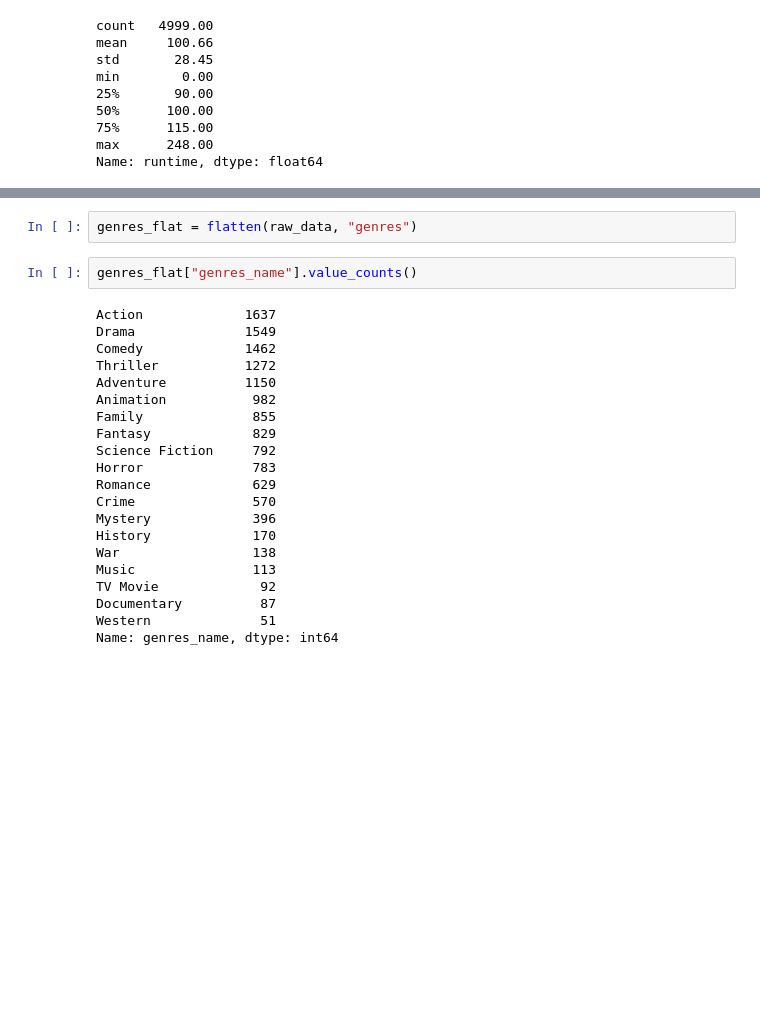
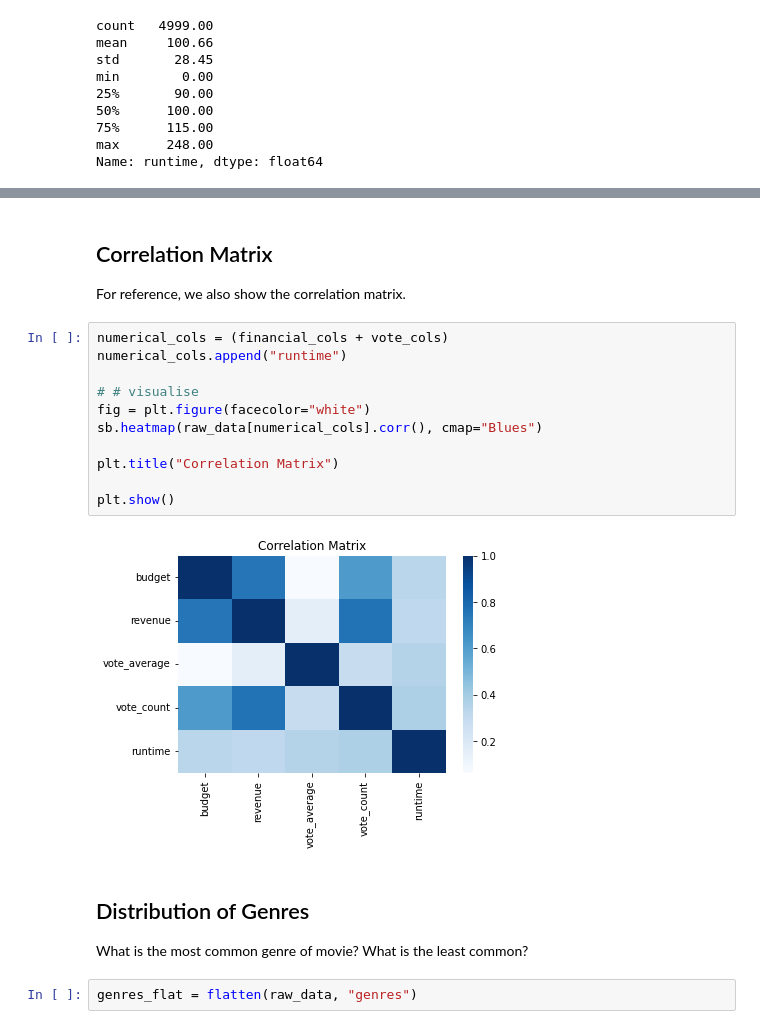
Before and after one commit to vibrantlychee/big-movie-data, a Jupyter notebook: exploratory.ipynb, the cells around one changed output, grey strips where cells are left out. Cells and saved outputs as stored; diff of their text form; blank space fills up the shorter version.

```diff
--- a/exploratory.ipynb
+++ b/exploratory.ipynb
@@ -92,25 +143,21 @@ Name: runtime, dtype: float64
+# %% [markdown]
+## Correlation Matrix
+For reference, we also show the correlation matrix.
+# %%
+numerical_cols = (financial_cols + vote_cols)
+numerical_cols.append("runtime")
+
+# # visualise
+fig = plt.figure(facecolor="white")
+sb.heatmap(raw_data[numerical_cols].corr(), cmap="Blues")
+
+plt.title("Correlation Matrix")
+
+plt.show()
+# %% [output]
+[figure, added]
+# %% [markdown]
+## Distribution of Genres
+What is the most common genre of movie? What is the least common?
 # %%
 genres_flat = flatten(raw_data, "genres")
-# %%
-genres_flat["genres_name"].value_counts()
-# %% [output]
-Action             1637
-Drama              1549
-Comedy             1462
-Thriller           1272
-Adventure          1150
-Animation           982
-Family              855
-Fantasy             829
-Science Fiction     792
-Horror              783
-Romance             629
-Crime               570
-Mystery             396
-History             170
-War                 138
-Music               113
-TV Movie             92
-Documentary          87
-Western              51
-Name: genres_name, dtype: int64
```
Also changed, not shown: parts of 22 cells of this notebook.
